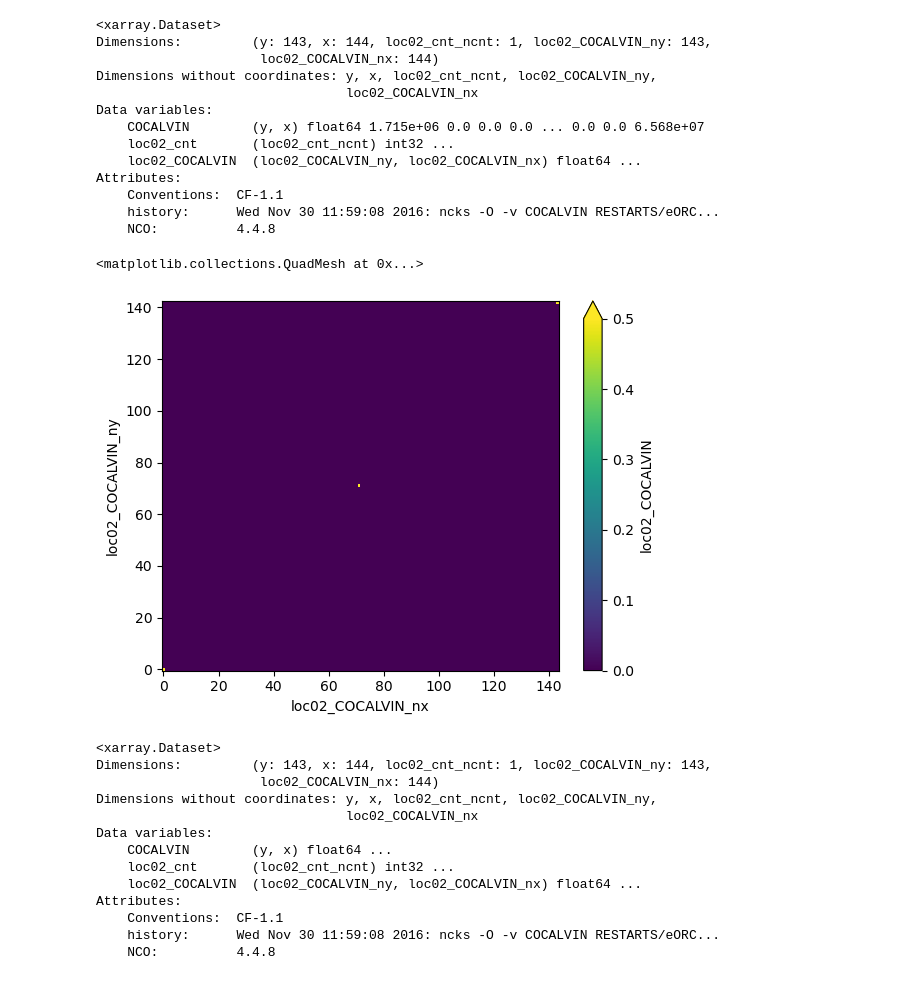
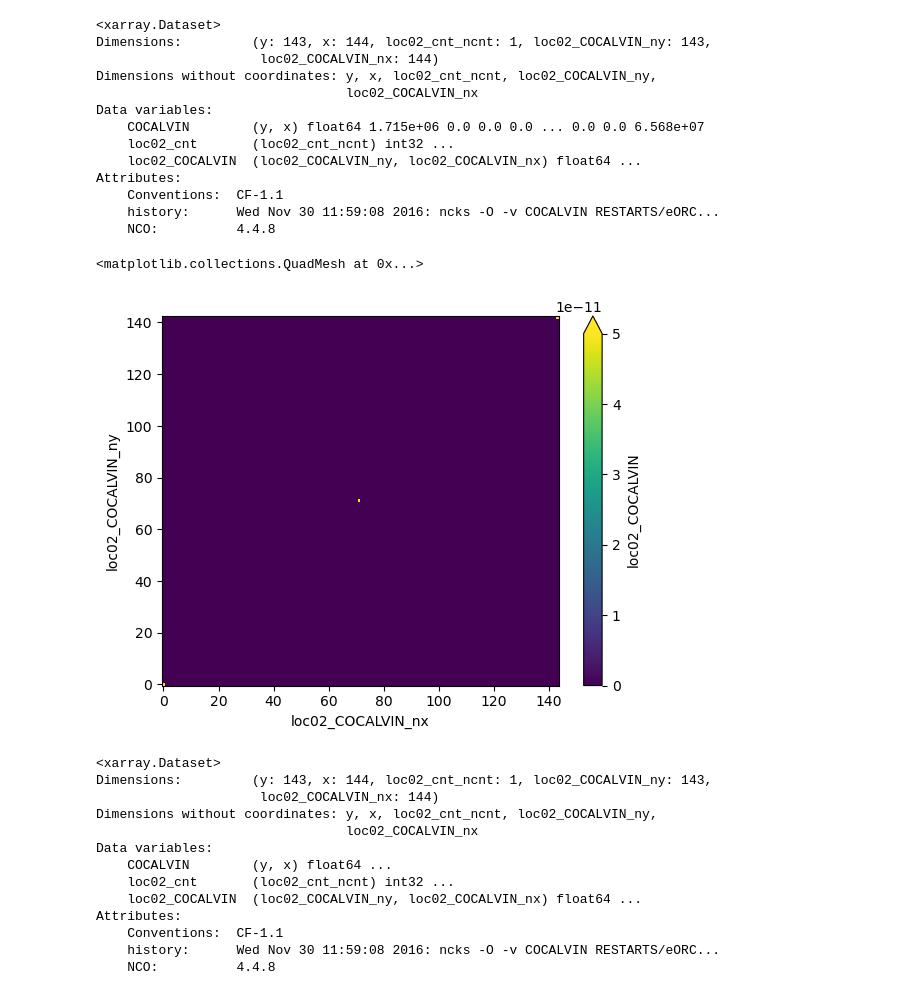
Before and after one commit to ClimateClara/ISFinNEMO_Clara, a Jupyter notebook: prepare_for_IPSLCM7/check_input_files_IPSLCM.ipynb, the cells around one changed output. Drawn from its saved outputs; the diff is of its cells as text; code cells hidden in the pictures.

```diff
--- a/prepare_for_IPSLCM7/check_input_files_IPSLCM.ipynb
+++ b/prepare_for_IPSLCM7/check_input_files_IPSLCM.ipynb
@@ -27,10 +27,10 @@ Attributes:
     history:      Wed Nov 30 11:59:08 2016: ncks -O -v COCALVIN RESTARTS/eORC...
     NCO:          4.4.8
 # %%
-icshf_file['loc02_COCALVIN'].plot(vmax=0.5)
+icshf_file['loc02_COCALVIN'].plot(vmax=0.00000000005)
 # %% [output]
 <matplotlib.collections.QuadMesh at 0x...>
-[figure, old version]
+[figure, new version]
 # %%
 icbrg_file = xr.open_dataset(inputpath_raw + 'icbrg.nc')
 # %%
```
Also changed, not shown: 2 other files.
